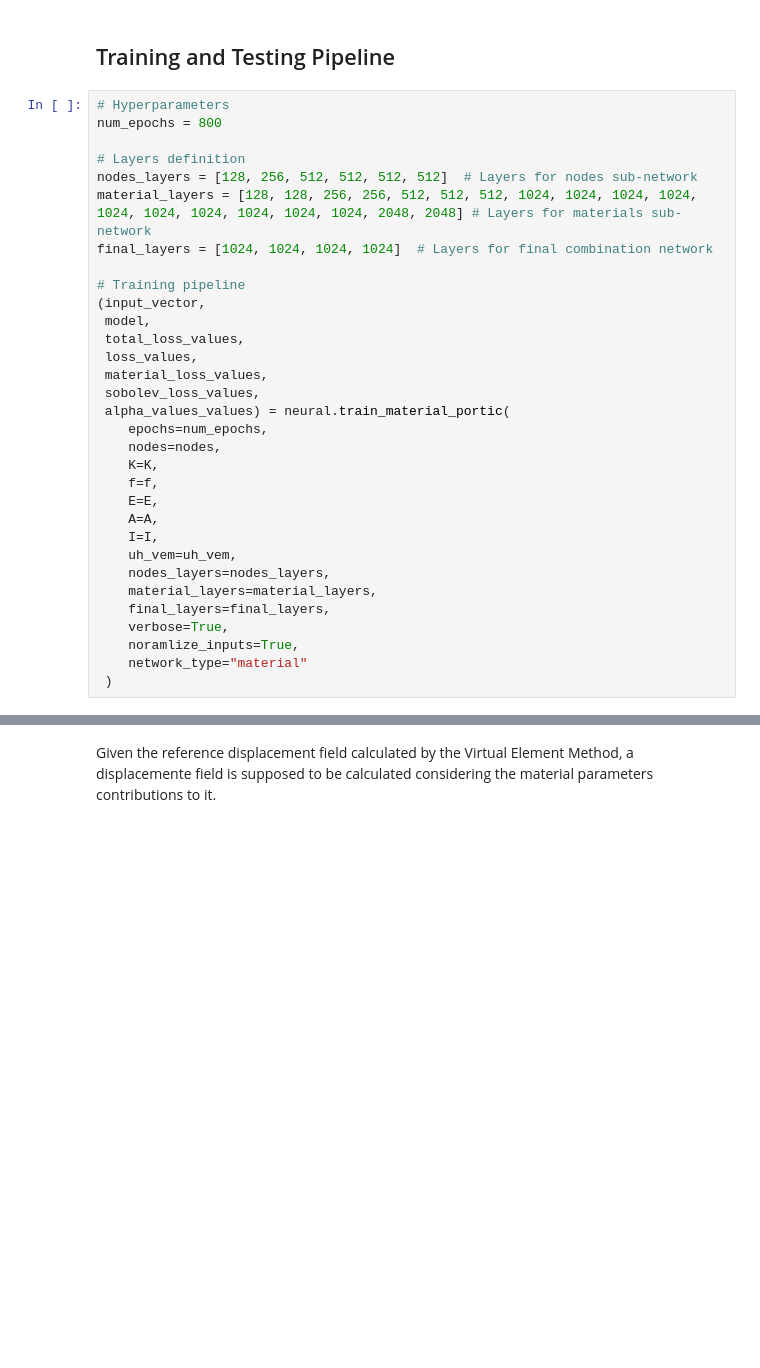
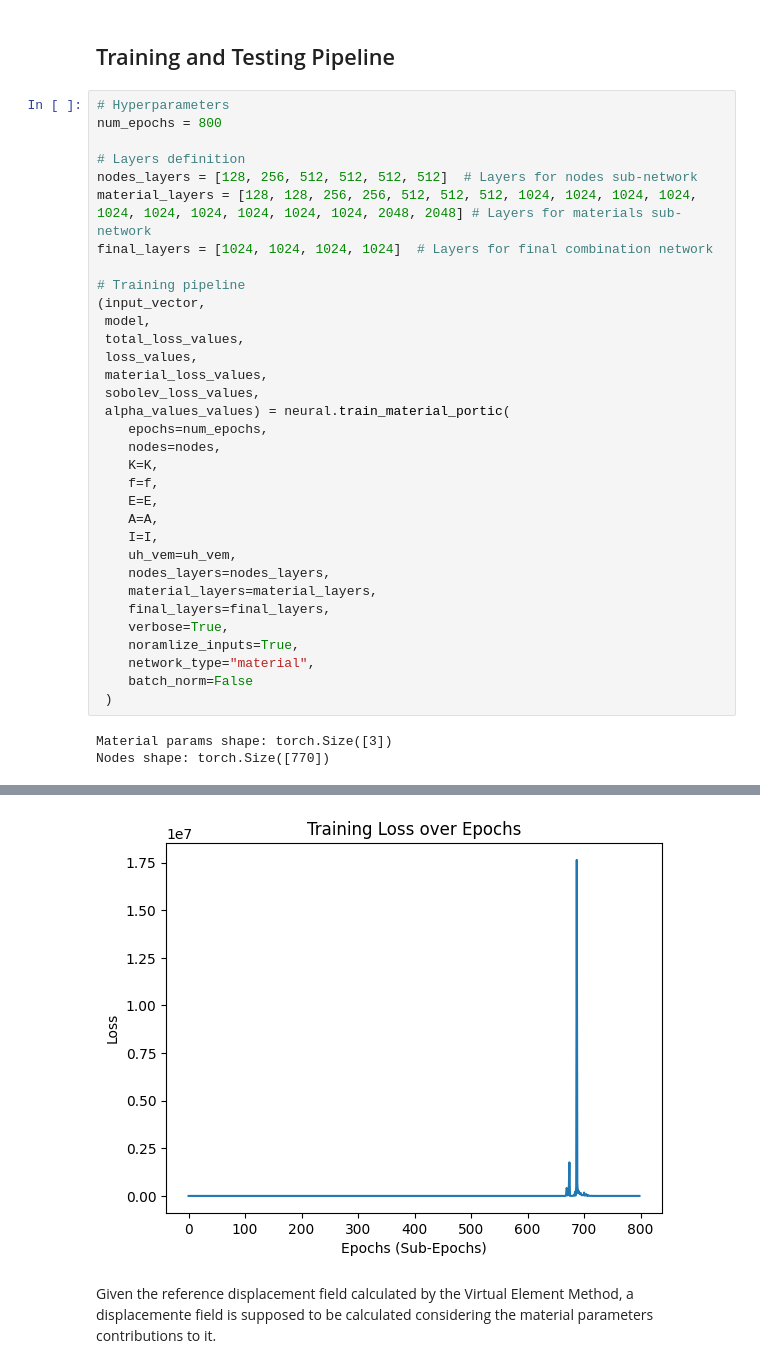
Before and after one commit to pauloakira/ai-pinn, a Jupyter notebook: neural_vem.ipynb, the cells around one changed output, grey strips where cells are left out. Cells and saved outputs as stored; diff of their text form; blank space fills up the shorter version.

Commit message:
Implementing barch norm

```diff
--- a/neural_vem.ipynb
+++ b/neural_vem.ipynb
@@ -343,5 +338,9 @@ final_layers = [1024, 1024, 1024, 1024]  # Layers for final combination network
     final_layers=final_layers,
     verbose=True,
     noramlize_inputs=True,
-    network_type="material"
+    network_type="material",
+    batch_norm=False
  )
+# %% [output]
+Material params shape: torch.Size([3])
+Nodes shape: torch.Size([770])
@@ -348,3 +364,4 @@ final_layers = [1024, 1024, 1024, 1024]  # Layers for final combination network
+[figure, added]
 # %% [markdown]
 Given the reference displacement field calculated by the Virtual Element Method, a displacemente field is supposed to be calculated considering the material parameters contributions to it.
 # %%
```
Also changed, not shown: parts of 7 cells of this notebook, 2 other files.
